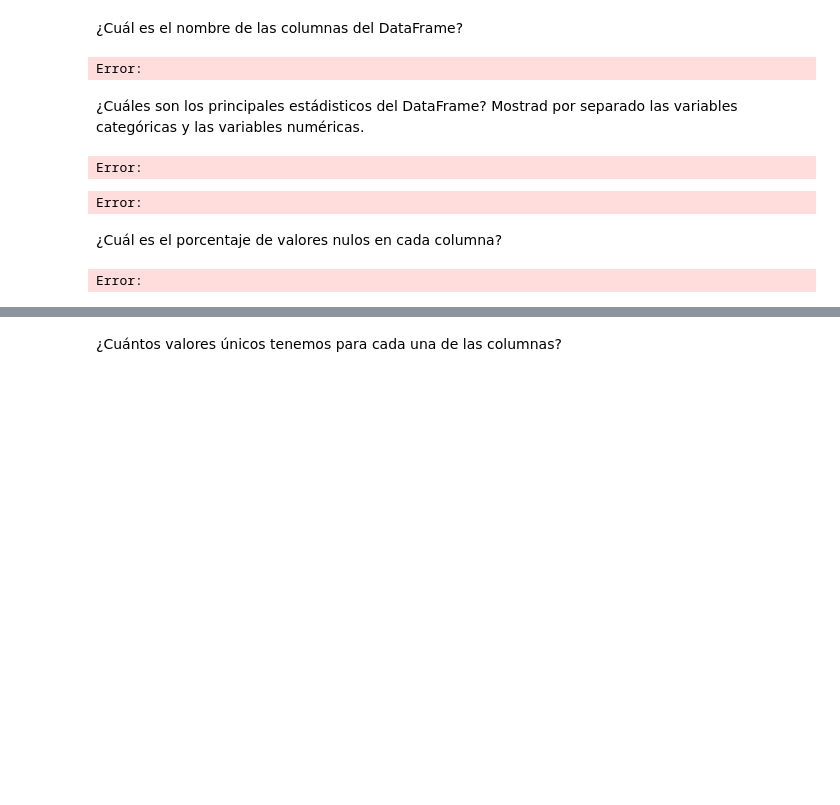
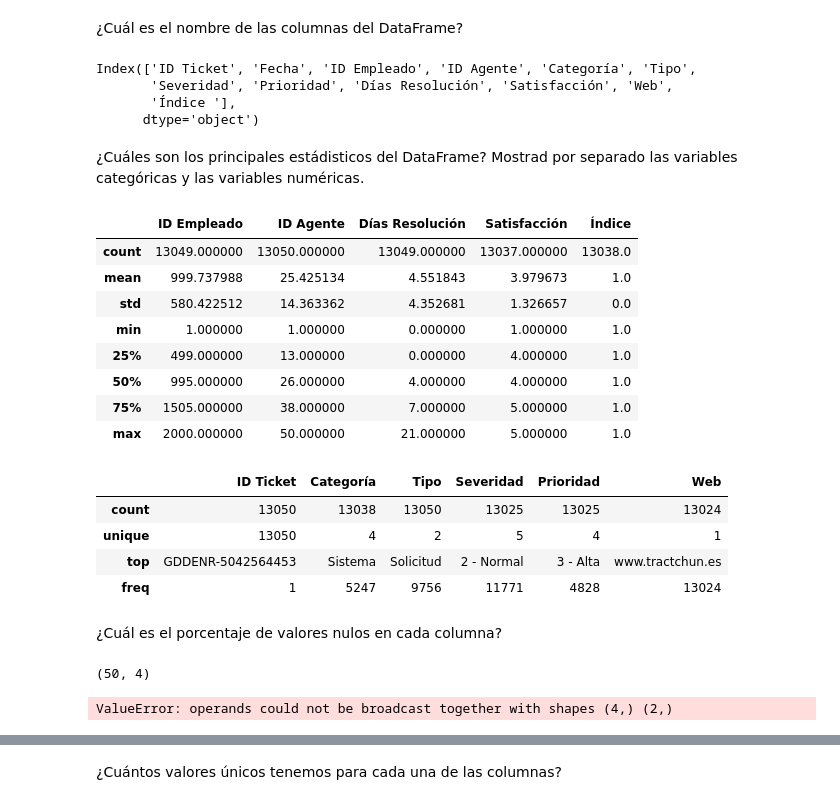
Before and after one commit to Adalab/promo-d-da-modulo2-sprint1-lorena-ana, a Jupyter notebook: PANDAS/pair_programming_pandas3.ipynb, the cells around one changed output, grey strips where cells are left out. Saved outputs shown, nothing was run; the diff lists cells and outputs as text; code cells hidden in the pictures; blank space fills up the shorter version.

```diff
--- a/PANDAS/pair_programming_pandas3.ipynb
+++ b/PANDAS/pair_programming_pandas3.ipynb
@@ -30,7 +30,7 @@ En resumen, hacer una exploración de datos con Pandas es esencial para cualquie
 # %%
 
 df_csv1 = pd.read_csv('datos/Agentes.csv')
-df_csv =  pd.read_csv('datos/Empleados.csv')
+df_csv2 =  pd.read_csv('datos/Empleados.csv')
 df_xlsx = pd.read_excel('datos/2016.xlsx')
 # %% [markdown]
 2. Haced una exploración básica cada uno de los DataFrames, esta exploración debe incluir:
@@ -90,48 +96,66 @@ Error:
 
 ¿Cuál es el nombre de las columnas del DataFrame?
 # %%
+#Con columns sacamos todas las columnas
 
 df_csv1.columns
 
-df_csv.columns
+df_csv2.columns
 
 df_xlsx.columns
 # %% [output]
-Error:
+Index(['ID Ticket', 'Fecha', 'ID Empleado', 'ID Agente', 'Categoría', 'Tipo',
+       'Severidad', 'Prioridad', 'Días Resolución', 'Satisfacción', 'Web',
+       'Índice '],
+      dtype='object')
 # %% [markdown]
 
 ¿Cuáles son los principales estádisticos del DataFrame? Mostrad por separado las variables categóricas y las variables numéricas.
 # %%
-
-# valores numéricos
-
+#Con describe sacamos todos los principales estadísticos de los valores numéricos
 
 df_csv1.describe()
 
-df_csv.describe()
+df_csv2.describe()
 
 df_xlsx.describe()
 # %% [output]
-Error:
+|  | ID Empleado | ID Agente | Días Resolución | Satisfacción | Índice |
+| count | 13049.000000 | 13050.000000 | 13049.000000 | 13037.000000 | 13038.0 |
+| mean | 999.737988 | 25.425134 | 4.551843 | 3.979673 | 1.0 |
+| std | 580.422512 | 14.363362 | 4.352681 | 1.326657 | 0.0 |
+| min | 1.000000 | 1.000000 | 0.000000 | 1.000000 | 1.0 |
+| 25% | 499.000000 | 13.000000 | 0.000000 | 4.000000 | 1.0 |
+| 50% | 995.000000 | 26.000000 | 4.000000 | 4.000000 | 1.0 |
+| 75% | 1505.000000 | 38.000000 | 7.000000 | 5.000000 | 1.0 |
+| max | 2000.000000 | 50.000000 | 21.000000 | 5.000000 | 1.0 |
 # %%
+#Para poder sacar los datos de los valores categóricos, hemos de incluir include = "object"
 
-# valores categóricos
 df_csv1.describe(include = 'object')
 
-df_csv.describe(include = 'object')
+df_csv2.describe(include = 'object')
 
 df_xlsx.describe(include = 'object')
 # %% [output]
-Error:
+|  | ID Ticket | Categoría | Tipo | Severidad | Prioridad | Web |
+| count | 13050 | 13038 | 13050 | 13025 | 13025 | 13024 |
+| unique | 13050 | 4 | 2 | 5 | 4 | 1 |
+| top | GDDENR-5042564453 | Sistema | Solicitud | 2 - Normal | 3 - Alta | www.tractchun.es |
+| freq | 1 | 5247 | 9756 | 11771 | 4828 | 13024 |
 # %% [markdown]
 
 ¿Cuál es el porcentaje de valores nulos en cada columna?
+# %%
+df_csv1.shape
+# %% [output]
+(50, 4)
 # %%
 
-df_csv1.isnull().sum() /100
+df_csv1.isnull().sum() * df_csv1.shape / 100
 
-df_csv.isnull().sum() /100
+df_csv2.isnull().sum() * df_csv2.shape / 100
 
-df_xlsx.isnull().sum() /100
+df_xlsx.isnull().sum() * df_xlsx.shape / 100 #buscar la fórmula y copiarla
 # %% [output]
-Error:
+ValueError: operands could not be broadcast together with shapes (4,) (2,)
```
Also changed, not shown: parts of 39 cells of this notebook, 5 other files.
